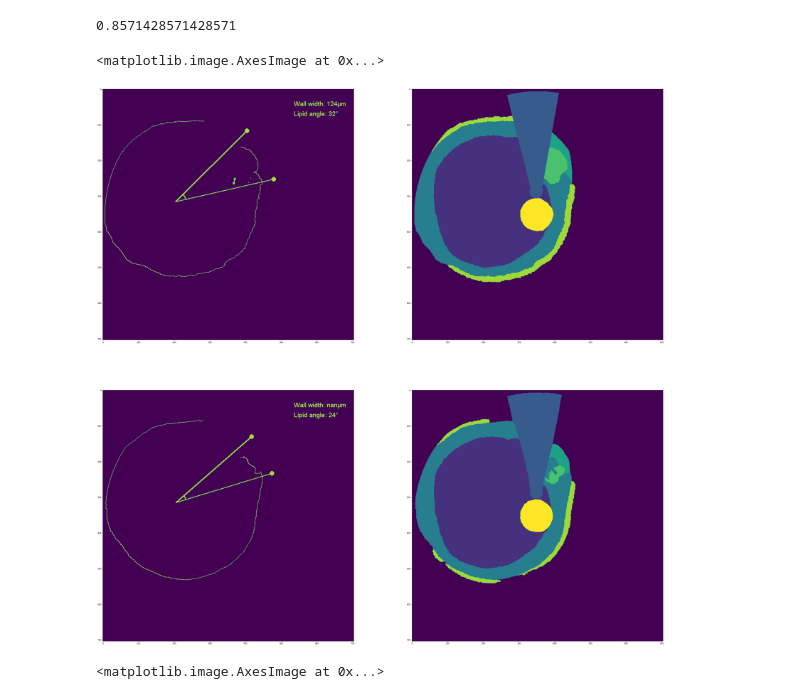
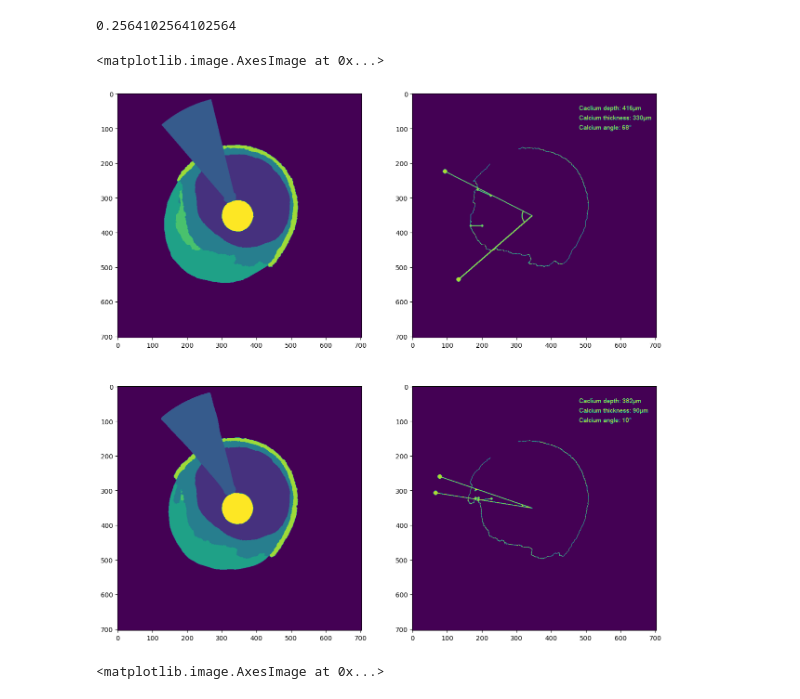
Before and after one commit to Gonzalo2408/CardiacOCT-project, a Jupyter notebook: post-processing/output_handling.ipynb, the cells around one changed output. Cells and saved outputs as stored; diff of their text form; code cells hidden in the pictures.

```diff
--- a/post-processing/output_handling.ipynb
+++ b/post-processing/output_handling.ipynb
@@ -355,5 +421,5 @@ def create_annotations(image_seg, im_insize = 704, bin_size = 2):
 # %%
-seg_name = 'NLDISALA0087_1_frame440_044'
+seg_name = 'NLDISALA0065_2_frame480_034'
 
 img = sitk.ReadImage(r'Z:\grodriguez\CardiacOCT\predicted_results_model3_2d\{}.nii.gz'.format(seg_name))
 img_pixel_data = sitk.GetArrayFromImage(img)[0]
@@ -361,25 +427,28 @@ img_pixel_data = sitk.GetArrayFromImage(img)[0]
 orig = sitk.ReadImage(r'Z:\grodriguez\CardiacOCT\data-2d\nnUNet_raw_data\Task503_CardiacOCT\labelsTs\{}.nii.gz'.format(seg_name))
 orig_pixel_data = sitk.GetArrayFromImage(orig)[0]
 
-image, thickness_bin, cap_thickness, lipid_arc, orig_lipid_ids = create_annotations(orig)
-image2, thickness_bin2, cap_thickness2, lipid_arc2, pred_lipid_ids = create_annotations(img)
+# image, thickness_bin, cap_thickness, lipid_arc, orig_lipid_ids = new_create_annotations(orig)
+# image2, thickness_bin2, cap_thickness2, lipid_arc2, pred_lipid_ids = new_create_annotations(img)
+
+image, thickness_bin, calcium_depth, calcium_arc, calcium_thickness, orig_ids = new_create_annotations(orig, get_calcium=True)
+image2, thickness_bin2, calcium_depth, calcium_arc, calcium_thickness, pred_ids = new_create_annotations(img, get_calcium=True)
 # %%
-dice_score = compute_new_dices(orig_lipid_ids, pred_lipid_ids)
+dice_score = compute_new_dices(orig_ids, pred_ids)
 print(dice_score)
 # %% [output]
-0.8571428571428571
+0.2564102564102564
 # %%
-fig, axes = plt.subplots(2,2, figsize=(50,50))
+fig, axes = plt.subplots(2,2, figsize=(15,15))
 
 axes = axes.flatten()
 
-axes[0].imshow(image)
-axes[1].imshow(orig_pixel_data)
-axes[2].imshow(image2)
-axes[3].imshow(img_pixel_data)
+axes[0].imshow(orig_pixel_data)
+axes[1].imshow(image)
+axes[2].imshow(img_pixel_data)
+axes[3].imshow(image2)
 # %% [output]
 <matplotlib.image.AxesImage at 0x...>
-[figure, old version]
+[figure, new version]
 # %%
 pred = sitk.ReadImage(r'Z:\grodriguez\CardiacOCT\predicted_results_model3_2d\NLDISALA0097_1_frame320_052.nii.gz')
 pred_pixel_data = sitk.GetArrayFromImage(pred)[0]
```
Also changed, not shown: parts of 2 cells of this notebook, 33 other files.
